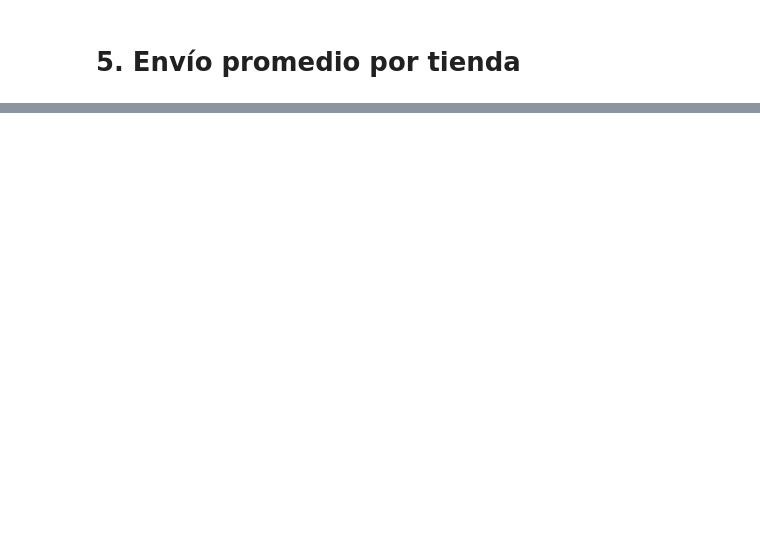
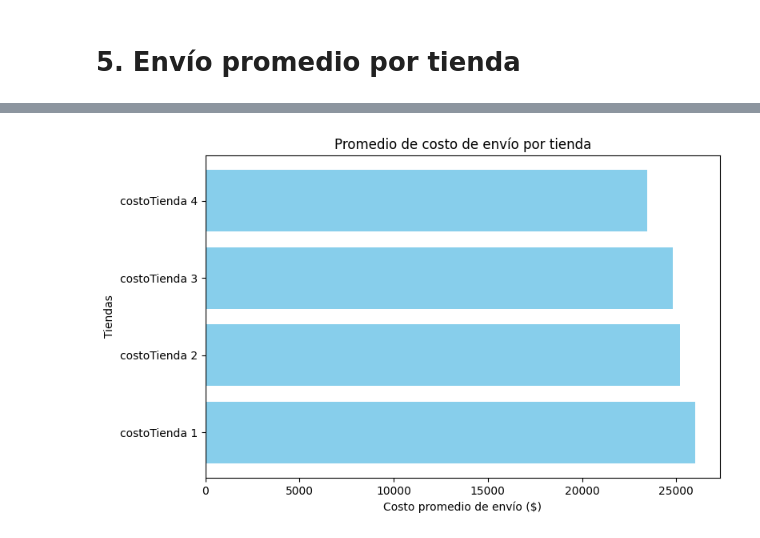
Before and after one commit to juliangaribottoo/ChallengeJuan, a Jupyter notebook: AluraStoreLatam.ipynb, the cells around one changed output, grey strips where cells are left out. Saved outputs shown, nothing was run; the diff lists cells and outputs as text; code cells hidden in the pictures; blank space fills up the shorter version.

```diff
--- a/AluraStoreLatam.ipynb
+++ b/AluraStoreLatam.ipynb
@@ -64,2 +104,11 @@ print(categoriasTienda4)
 # %% [markdown]
 # 5. Envío promedio por tienda
+# %%
+costoTienda1= round(sum(tienda['Costo de envío']) / len(tienda['Costo de envío']),2)
+costoTienda2= round(sum(tienda2['Costo de envío']) / len(tienda['Costo de envío']),2)
+costoTienda3= round(sum(tienda3['Costo de envío']) / len(tienda['Costo de envío']),2)
+costoTienda4= round(sum(tienda4['Costo de envío']) / len(tienda['Costo de envío']),2)
+print(costoTienda1)
+print(costoTienda2)
+print(costoTienda3)
+print(costoTienda4)
@@ -65,0 +150,14 @@ print(categoriasTienda4)
+# %%
+import matplotlib.pyplot as plt
+
+tiendas = ['costoTienda 1', 'costoTienda 2', 'costoTienda 3', 'costoTienda 4']
+totales = [costoTienda1, costoTienda2, costoTienda3, costoTienda4]
+plt.figure(figsize=(8,5))
+plt.barh(tiendas, totales, color='skyblue')
+plt.title("Promedio de costo de envío por tienda")
+plt.xlabel("Costo promedio de envío ($)")
+plt.ylabel("Tiendas")
+plt.tight_layout()
+plt.show()
+# %% [output]
+[figure, added]
```
Also changed, not shown: parts of 9 cells of this notebook.
